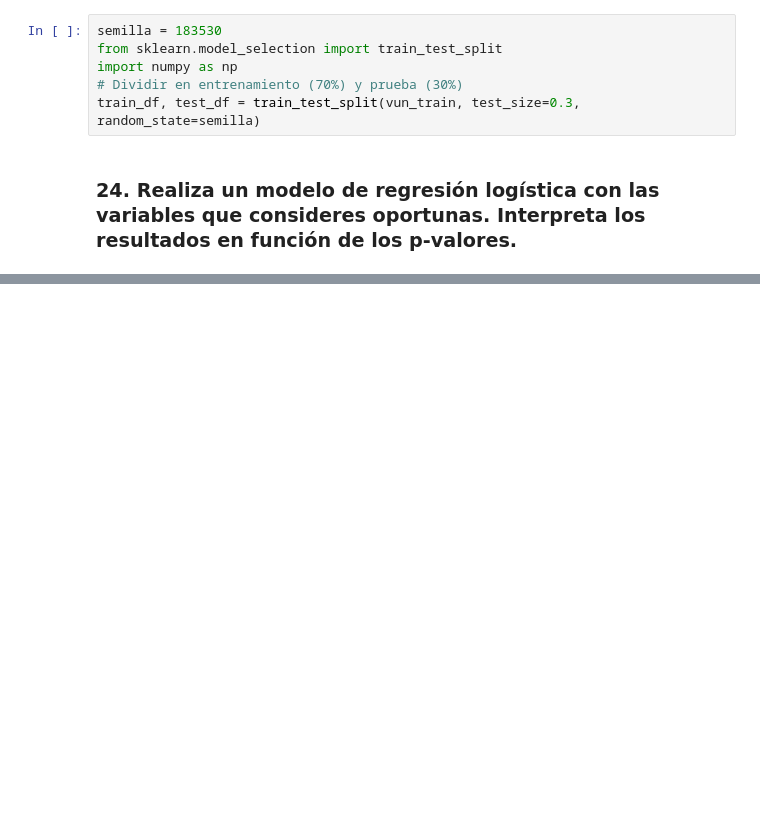
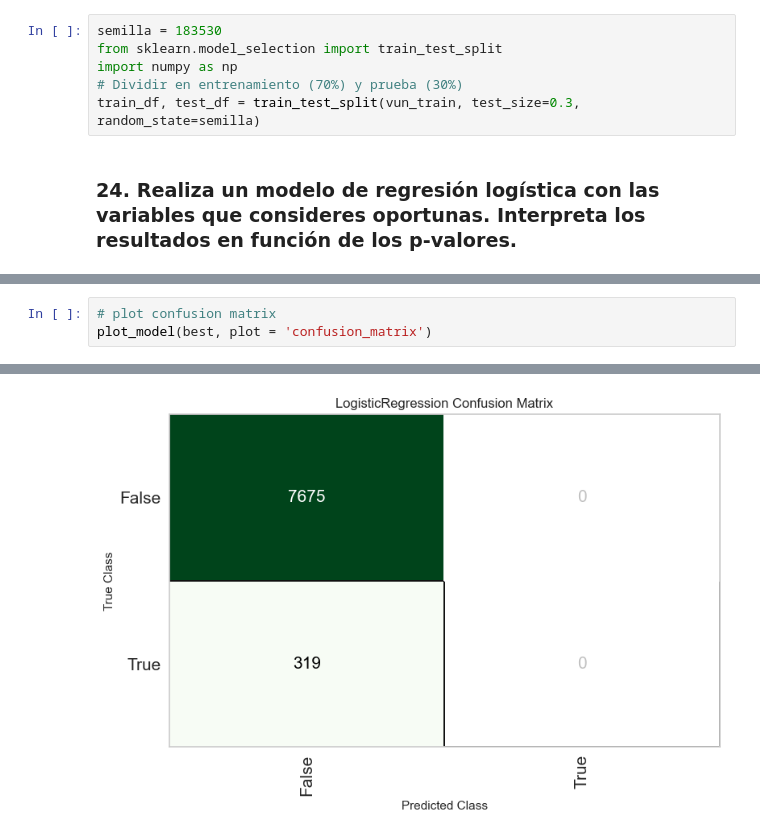
Before and after one commit to daekka/ntt_evaluacion_tecnica, a Jupyter notebook: continuacion.ipynb, the cells around one changed output, grey strips where cells are left out. Cells and saved outputs as stored; diff of their text form; blank space fills up the shorter version.

```diff
--- a/continuacion.ipynb
+++ b/continuacion.ipynb
@@ -222,0 +267,4 @@ best = compare_models()
+# %%
+# plot confusion matrix
+plot_model(best, plot = 'confusion_matrix')
+# %% [output]
@@ -222,0 +272 @@ best = compare_models()
+[figure, added]
```
Also changed, not shown: parts of 8 cells of this notebook, 2 other files.
